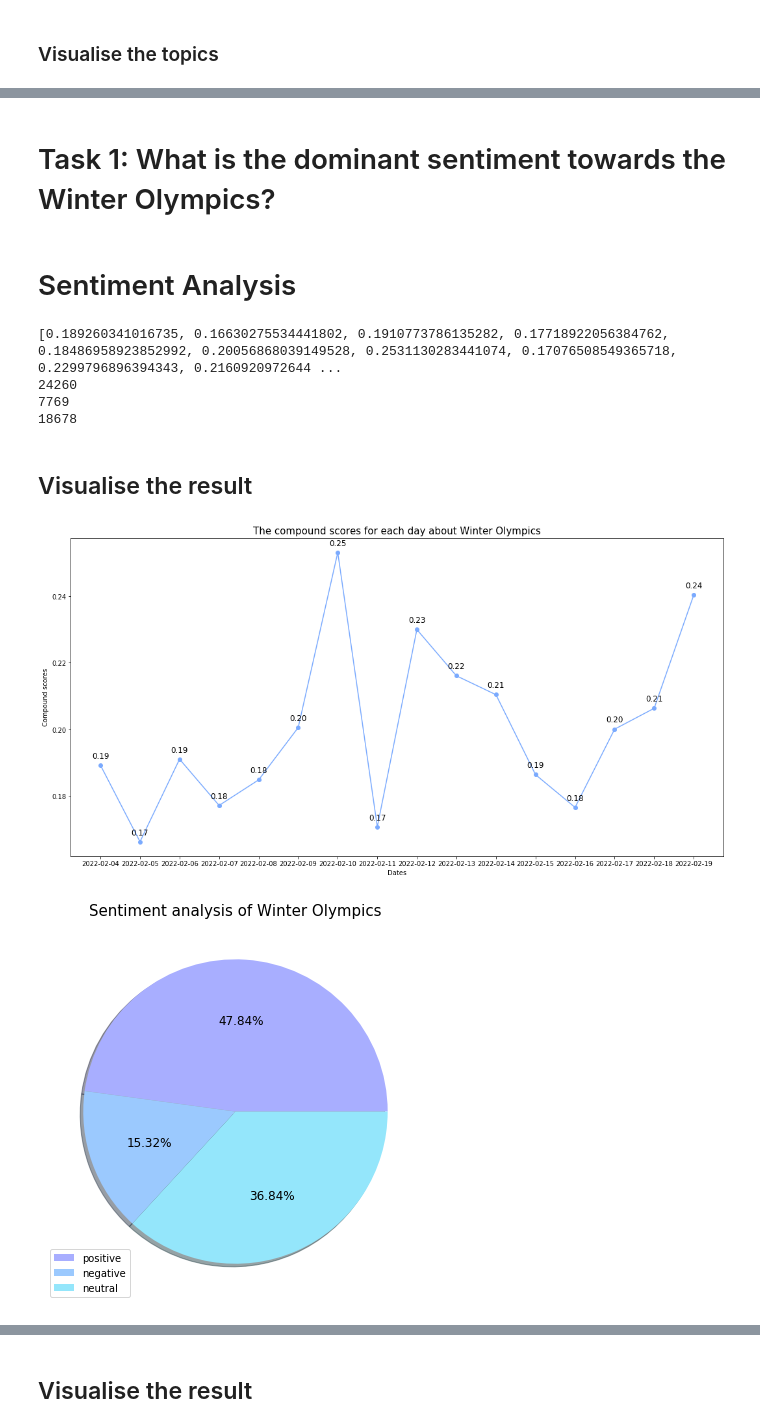
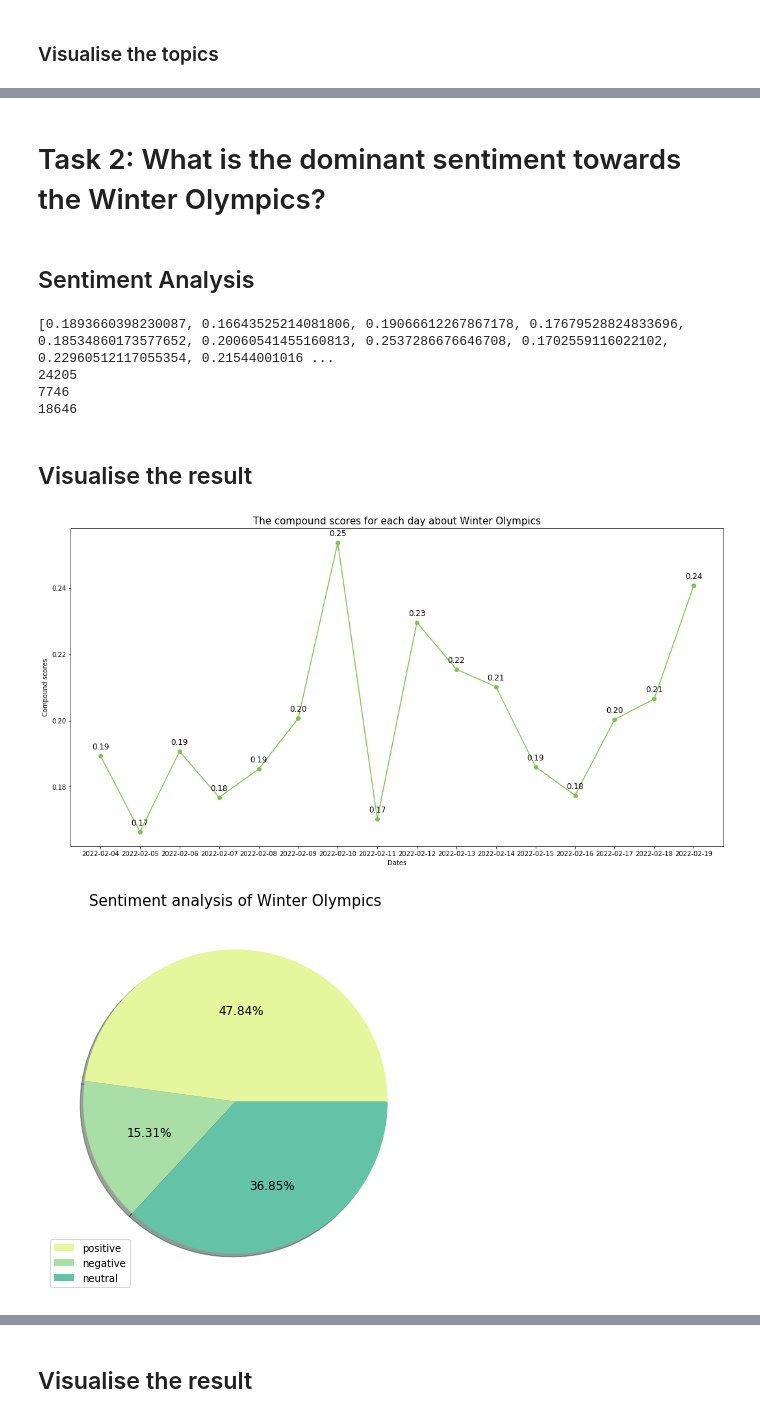
Before and after one commit to Zhayu517/SMA-Text-Mining, a Jupyter notebook: CW2.ipynb, the cells around one changed output, grey strips where cells are left out. Saved outputs shown, nothing was run; the diff lists cells and outputs as text; code cells hidden in the pictures.

Commit message:
modified question 3 and add bar charts in; deleted the oriiginal cw2old; modified unique tweets

```diff
--- a/CW2.ipynb
+++ b/CW2.ipynb
@@ -144,11 +157,11 @@ Dates "2022-02-04" and "2021-02-20" are the start and end date of winter Olympic
 tweets_df = pd.read_csv('data_cleaned.csv', quotechar='"', encoding='utf8')
 
 # get all tweets without duplication
-unique_tweets = list(set(list(tweets_df['text'].values)))
-unique_tweets = [t for t in unique_tweets if t]
+unique_tweets_all = list(set(list(tweets_df['text'].values)))
+unique_tweets_all = [t for t in unique_tweets_all if t]
 
 # join the words of the different tweets together into one string
-long_string = ' '.join(unique_tweets)
+long_string = ' '.join(unique_tweets_all)
 new_long_string = ' '.join(set(long_string.split(" ")))
 
 # create a WordCloud object
@@ -282,8 +295,8 @@ topic
 $ Gold medal $, $curling$, $skating$, $china$, $woman$ and $team USA$
 # %% [markdown]
-# Task 1: What is the dominant sentiment towards the Winter Olympics?
+# Task 2: What is the dominant sentiment towards the Winter Olympics?
 # %% [markdown]
-# Sentiment Analysis
+## Sentiment Analysis
 # %%
 all_pos = 0
 all_neg = 0
@@ -324,10 +337,10 @@ print(all_pos)
 print(all_neg)
 print(all_neu)
 # %% [output]
-[0.189260341016735, 0.16630275534441802, 0.1910773786135282, 0.17718922056384762, 0.18486958923852992, 0.20056868039149528, 0.2531130283441074, 0.17076508549365718, 0.2299796896394343, 0.2160920972644 ...
-24260
-7769
-18678
+[0.1893660398230087, 0.16643525214081806, 0.19066612267867178, 0.17679528824833696, 0.18534860173577652, 0.20060541455160813, 0.2537286676646708, 0.1702559116022102, 0.22960512117055354, 0.21544001016 ...
+24205
+7746
+18646
 # %% [markdown]
 ## Visualise the result
 # %%
@@ -341,7 +354,7 @@ for date in dates:
     labels.append(cur_date)
 
 plt.figure(figsize=(18,9))
-plt.plot(all_compounds, 'o-', color = '#7AAAFE')
+plt.plot(all_compounds, 'o-', color = '#7EC151')
 plt.xticks(range(len(labels)), labels)
 plt.xlabel('Dates')
 plt.ylabel('Compound scores')
@@ -352,17 +365,16 @@ for _x, _y in zip(x, y):
     plt.text(_x-4, _y+0.0015, '%.2f'%_y, ha='center', va='bottom', size=12, c='black')
 plt.show()
 # %% [output]
-[figure, old version]
+[figure, new version]
 # %%
 plt.figure(figsize=(7,7))
 senti_data = [all_pos, all_neg, all_neu]
 labels = ['positive', 'negative', 'neutral']
-# colours = ['#619AFE','#7DA8FF','#92D4FB']
-colours = ['#A8AEFF','#9BC9FE','#94E6FB']
+colours = ['#E6F69D','#AADEA7','#64C2A6']
 plt.pie(senti_data,autopct='%1.2f%%',textprops={'fontsize': 12}, colors=colours,shadow=True)
 plt.title('Sentiment analysis of Winter Olympics', fontsize=15)
 plt.legend(labels)
 plt.show()
 # %% [output]
-[figure, old version]
+[figure, new version]
 # %% [markdown]
```
Also changed, not shown: parts of 30 cells of this notebook, 5 other files.
